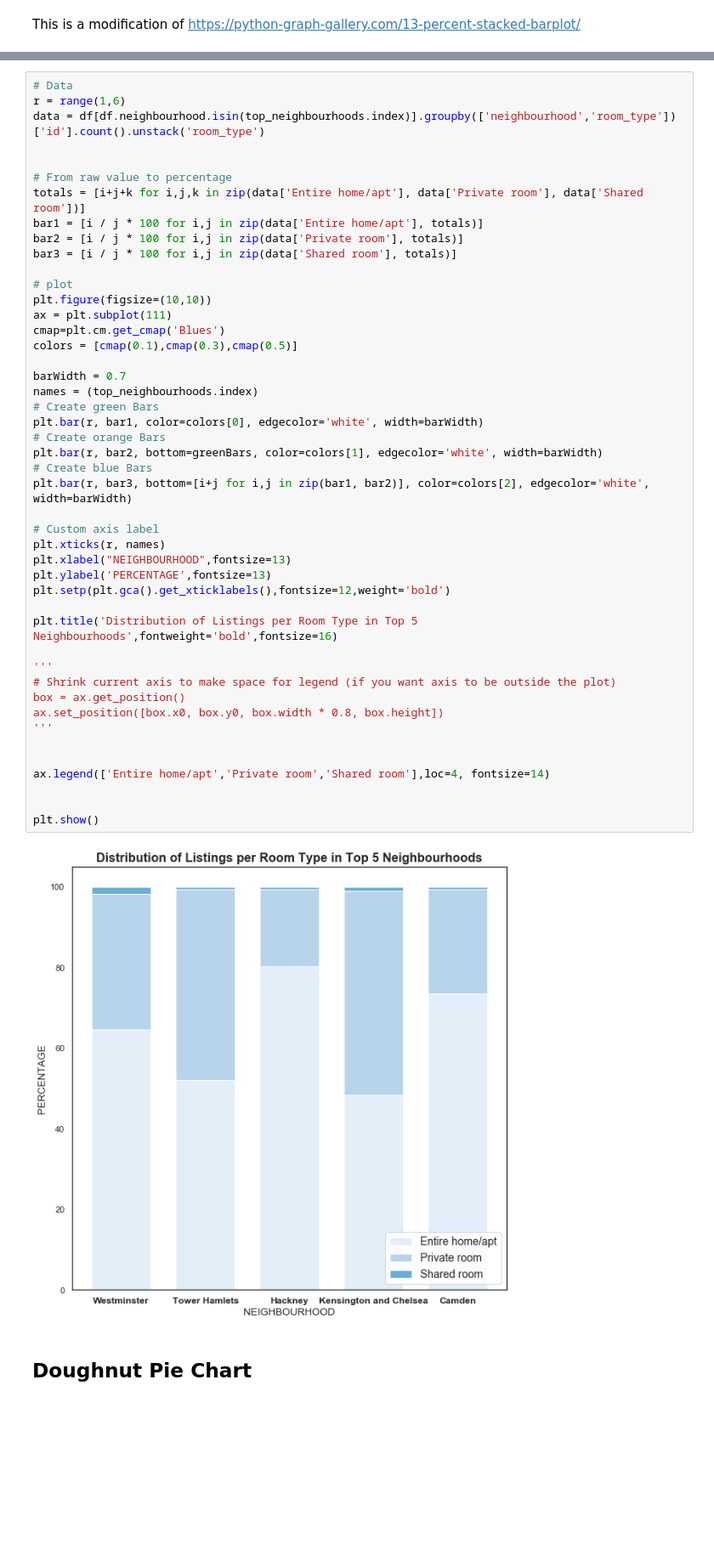
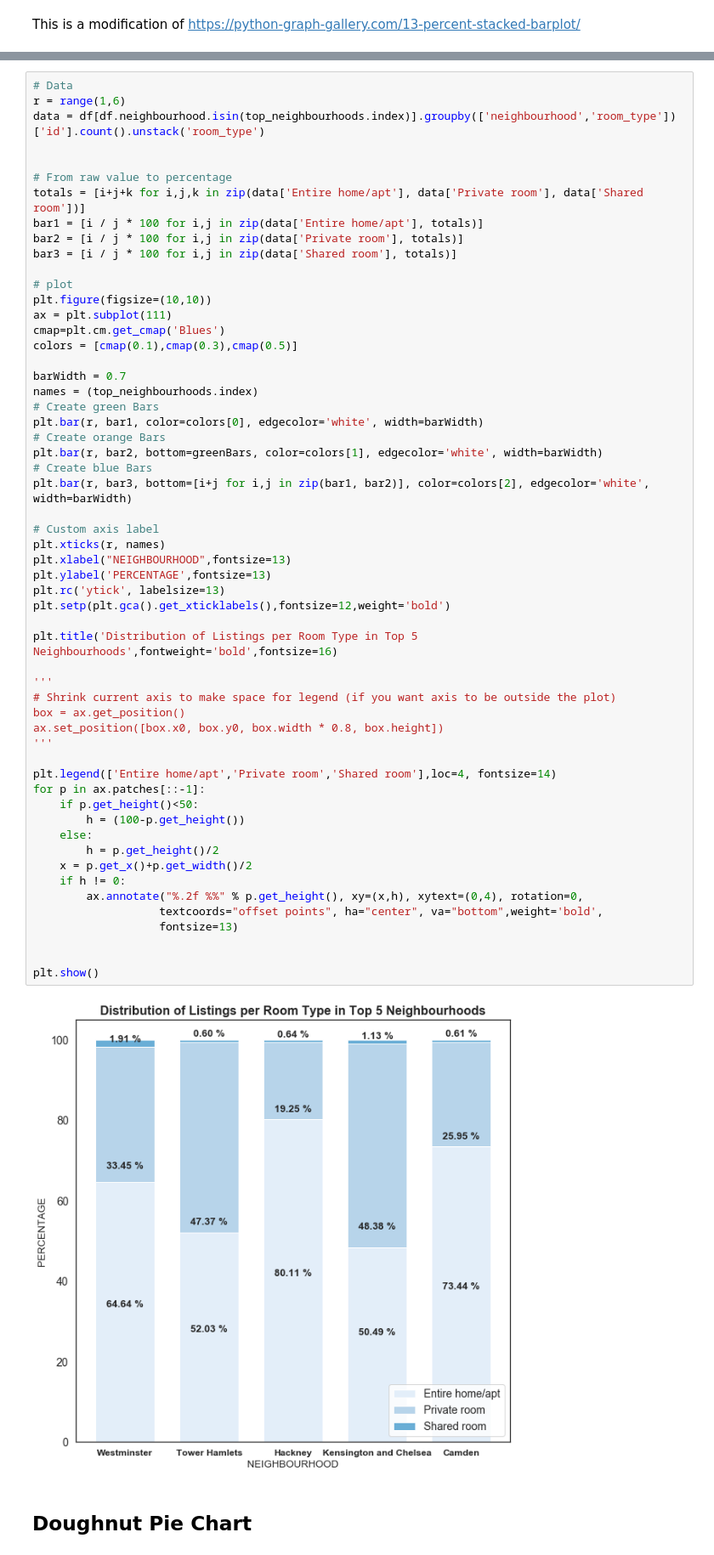
Before and after one commit to dindatisi/python_charts, a Jupyter notebook: chart_gallery.ipynb, the cells around one changed output, grey strips where cells are left out. Shown: that part at 85% size. Cells and saved outputs as stored; diff of their text form; blank space fills up the shorter version.

Commit message:
show data labels in 100% stacked bar chart

```diff
--- a/chart_gallery.ipynb
+++ b/chart_gallery.ipynb
@@ -131,36 +149,46 @@ ax = plt.subplot(111)
 cmap=plt.cm.get_cmap('Blues')
 colors = [cmap(0.1),cmap(0.3),cmap(0.5)]
 
 barWidth = 0.7
 names = (top_neighbourhoods.index)
 # Create green Bars
 plt.bar(r, bar1, color=colors[0], edgecolor='white', width=barWidth)
 # Create orange Bars
 plt.bar(r, bar2, bottom=greenBars, color=colors[1], edgecolor='white', width=barWidth)
 # Create blue Bars
 plt.bar(r, bar3, bottom=[i+j for i,j in zip(bar1, bar2)], color=colors[2], edgecolor='white', width=barWidth)
 
 # Custom axis label
 plt.xticks(r, names)
 plt.xlabel("NEIGHBOURHOOD",fontsize=13)
 plt.ylabel('PERCENTAGE',fontsize=13)
+plt.rc('ytick', labelsize=13)
 plt.setp(plt.gca().get_xticklabels(),fontsize=12,weight='bold')
 
 plt.title('Distribution of Listings per Room Type in Top 5 Neighbourhoods',fontweight='bold',fontsize=16)
 
 '''
 # Shrink current axis to make space for legend (if you want axis to be outside the plot)
 box = ax.get_position()
 ax.set_position([box.x0, box.y0, box.width * 0.8, box.height])
 '''
 
-
-ax.legend(['Entire home/apt','Private room','Shared room'],loc=4, fontsize=14)
+plt.legend(['Entire home/apt','Private room','Shared room'],loc=4, fontsize=14)
+for p in ax.patches[::-1]:
+    if p.get_height()<50:
+        h = (100-p.get_height())
+    else:
+        h = p.get_height()/2
+    x = p.get_x()+p.get_width()/2
+    if h != 0:
+        ax.annotate("%.2f %%" % p.get_height(), xy=(x,h), xytext=(0,4), rotation=0,
+                   textcoords="offset points", ha="center", va="bottom",weight='bold',
+                   fontsize=13)
 
 
 plt.show()
 # %% [output]
-[figure, old version]
+[figure, new version]
 # %% [markdown]
 ## Doughnut Pie Chart
 # %% [markdown]
```
Also changed, not shown: parts of 2 cells of this notebook.
